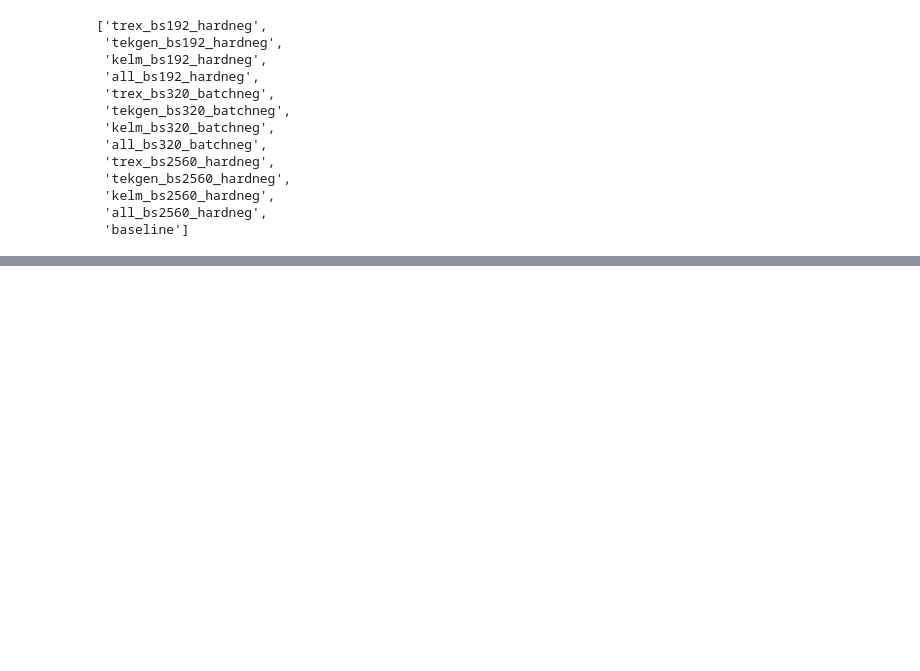
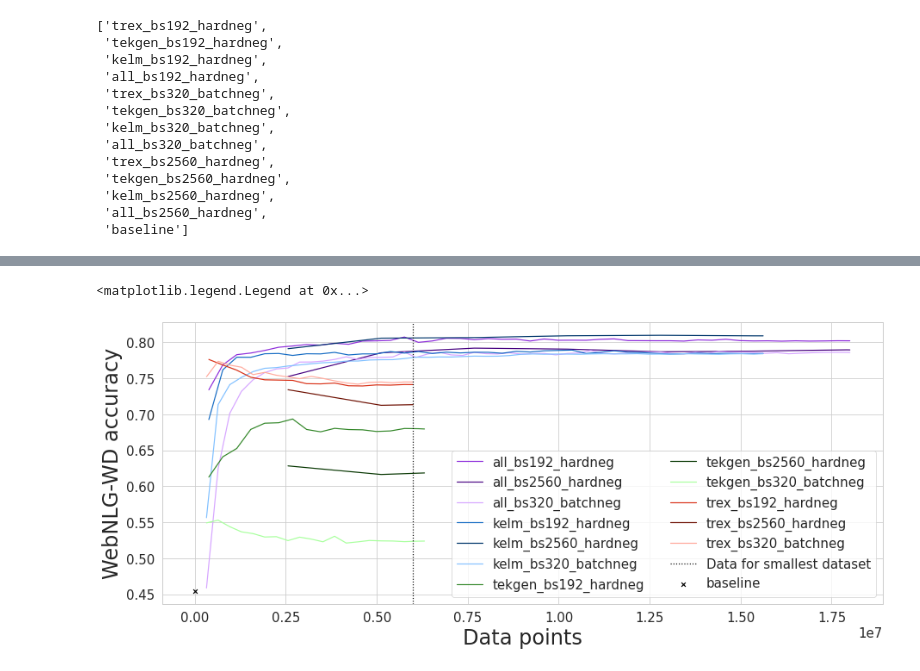
Before and after one commit to TevenLeScao/tetraencoder, a Jupyter notebook: paper/plotting_notebooks/influence_of_training_data_size.ipynb, the cells around one changed output, grey strips where cells are left out. Drawn from its saved outputs; the diff is of its cells as text; code cells hidden in the pictures; blank space fills up the shorter version.

```diff
--- a/paper/plotting_notebooks/influence_of_training_data_size.ipynb
+++ b/paper/plotting_notebooks/influence_of_training_data_size.ipynb
@@ -3,6 +3,12 @@ from datasets import load_dataset
 import numpy as np
 %matplotlib inline
 import matplotlib.pyplot as plt
+from collections import OrderedDict
+from commons import colors_per_setup_training, small_font_size, medium_font_size, large_font_size
+
+import seaborn
+seaborn.set_context("paper", font_scale=1.9)
+seaborn.set_style("whitegrid")
 # %%
 data = load_dataset("csv", data_files="../raw_data/influence_of_training_data.csv", split="train")
 # %% [output]
@@ -46,4 +54,9 @@ models
  'all_bs2560_hardneg',
  'baseline']
 # %%
-performance_per_model = {}
+performance_per_model = OrderedDict([(model, []) for model in sorted(models) if model != "baseline"] + [("baseline", [])])
+for example in data:
+    data_points = example.pop("data_points")
+    for model_name, perf in example.items():
+        if perf is not None:
+            performance_per_model[model_name.split()[0]].append((data_points, perf))
@@ -49,0 +83,23 @@ performance_per_model = {}
+# %%
+fig, ax = plt.subplots(figsize=(15, 6))
+
+limit_of_data = min([max([item[0] for item in perfs]) for perfs in list(performance_per_model.values())[:-1]])
+
+for model, perfs in list(performance_per_model.items())[:-1]:
+    x, y = zip(*perfs)
+    seaborn.lineplot(x, y, label=model, color=colors_per_setup_training[model])
+
+ax.scatter(performance_per_model["baseline"][0][0], performance_per_model["baseline"][0][1], marker="x", color="black", label="baseline")
+ax.axvline(limit_of_data, color="black", alpha=1, ls=':', label=f"Data for smallest dataset")
+ax.set_xlabel("Data points", fontsize=medium_font_size)
+ax.set_ylabel("WebNLG-WD accuracy", fontsize=medium_font_size)
+ax.tick_params(axis='both', which='major', labelsize=small_font_size)
+ax.tick_params(axis='both', which='minor', labelsize=small_font_size)
+t = ax.xaxis.get_offset_text()
+t.set_size(small_font_size)
+# fig.suptitle('Evaluation performance throughout training', fontsize=20)
+
+ax.legend(fontsize=15, ncol=2)
+# %% [output]
+<matplotlib.legend.Legend at 0x...>
+[figure, added]
```
Also changed, not shown: parts of 2 cells of this notebook, 5 other files.
